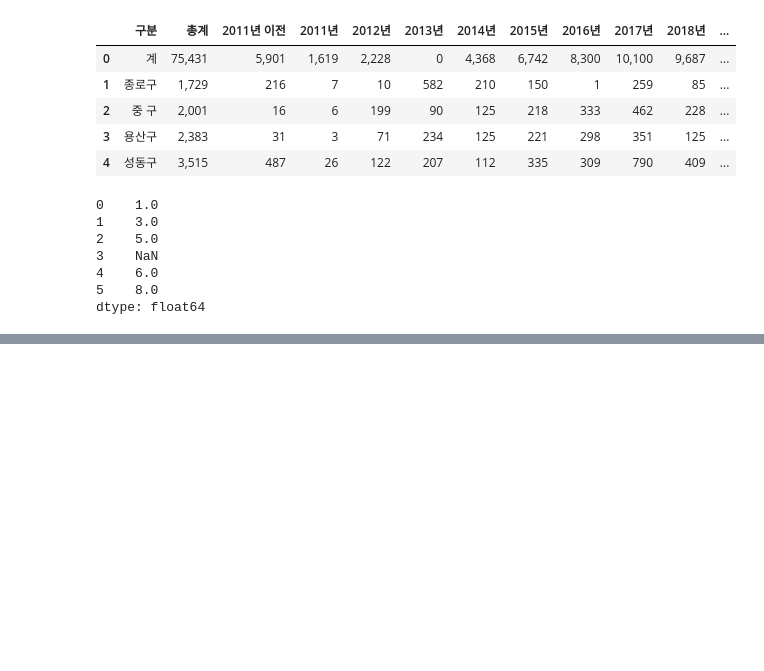
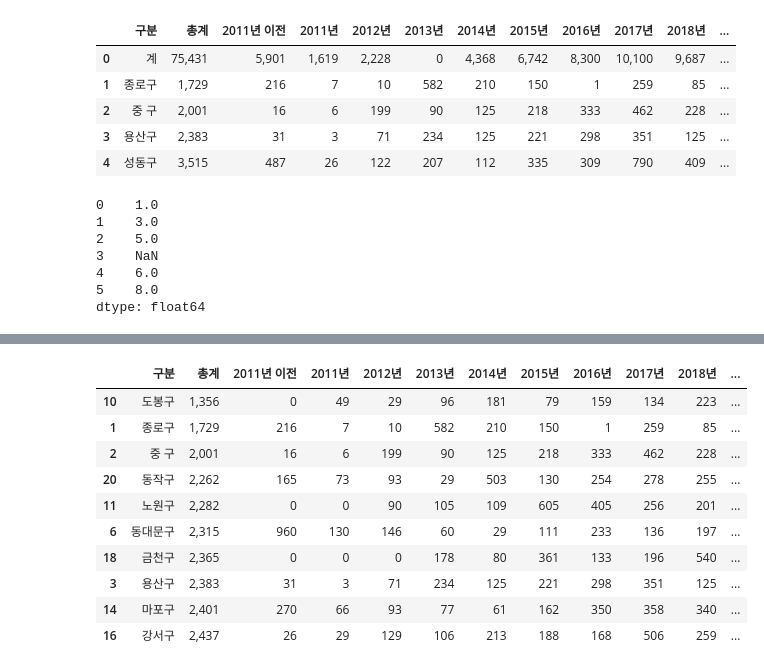
Before and after one commit to du0san/test_pandas, a Jupyter notebook: test_pandas.py.ipynb, the cells around one changed output, grey strips where cells are left out. Saved outputs shown, nothing was run; the diff lists cells and outputs as text; code cells hidden in the pictures; blank space fills up the shorter version.

```diff
--- a/test_pandas.py.ipynb
+++ b/test_pandas.py.ipynb
@@ -29,0 +358,14 @@ dtype: float64
+# %%
+cctv.sort_values(by='총계', ascending=True).head(10)
+# %% [output]
+|  | 구분 | 총계 | 2011년 이전 | 2011년 | 2012년 | 2013년 | 2014년 | 2015년 | 2016년 | 2017년 | 2018년 | ... |
+| 10 | 도봉구 | 1,356 | 0 | 49 | 29 | 96 | 181 | 79 | 159 | 134 | 223 | ... |
+| 1 | 종로구 | 1,729 | 216 | 7 | 10 | 582 | 210 | 150 | 1 | 259 | 85 | ... |
+| 2 | 중 구 | 2,001 | 16 | 6 | 199 | 90 | 125 | 218 | 333 | 462 | 228 | ... |
+| 20 | 동작구 | 2,262 | 165 | 73 | 93 | 29 | 503 | 130 | 254 | 278 | 255 | ... |
+| 11 | 노원구 | 2,282 | 0 | 0 | 90 | 105 | 109 | 605 | 405 | 256 | 201 | ... |
+| 6 | 동대문구 | 2,315 | 960 | 130 | 146 | 60 | 29 | 111 | 233 | 136 | 197 | ... |
+| 18 | 금천구 | 2,365 | 0 | 0 | 0 | 178 | 80 | 361 | 133 | 196 | 540 | ... |
+| 3 | 용산구 | 2,383 | 31 | 3 | 71 | 234 | 125 | 221 | 298 | 351 | 125 | ... |
+| 14 | 마포구 | 2,401 | 270 | 66 | 93 | 77 | 61 | 162 | 350 | 358 | 340 | ... |
+| 16 | 강서구 | 2,437 | 26 | 29 | 129 | 106 | 213 | 188 | 168 | 506 | 259 | ... |
```
Also changed, not shown: parts of 49 cells of this notebook, 9 other files.
